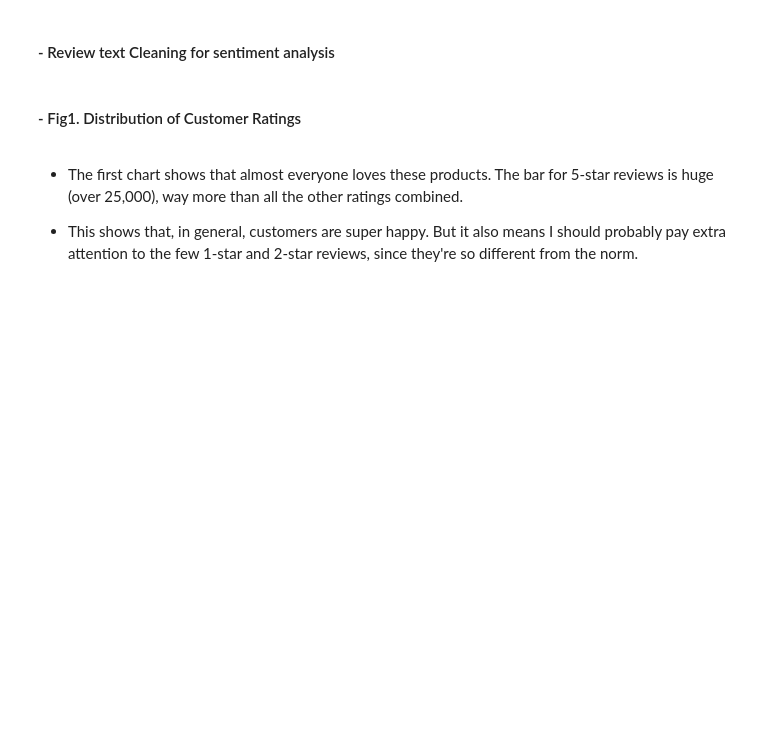
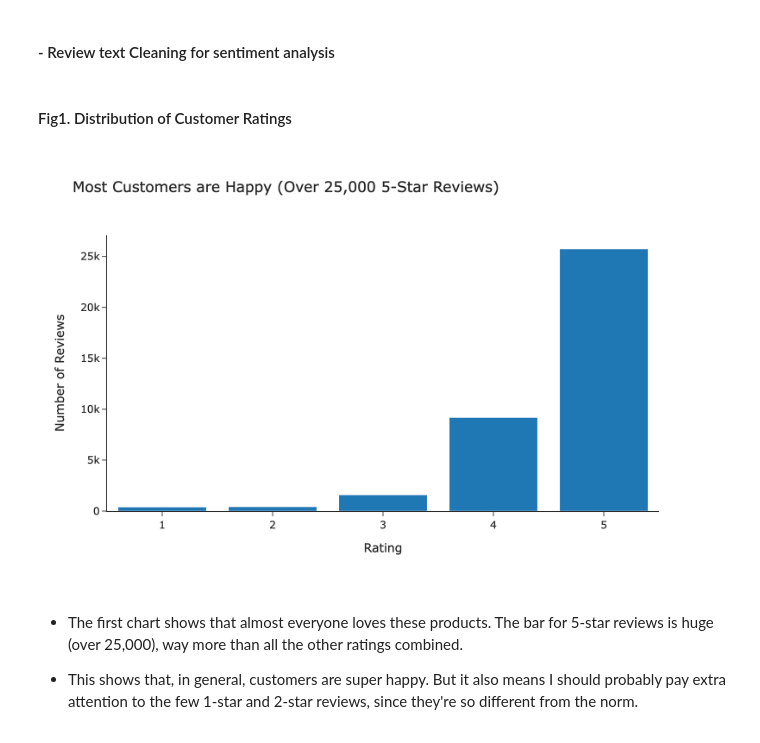
Before and after one commit to hungkaihsin/Capstone-Projet-of-Customer-Analytics, a Jupyter notebook: main.ipynb, the cells around one changed output. Saved outputs shown, nothing was run; the diff lists cells and outputs as text; code cells hidden in the pictures; blank space fills up the shorter version.

```diff
--- a/main.ipynb
+++ b/main.ipynb
@@ -174,27 +175,29 @@ def clean_text(text):
 df_cleaned['reviews.text_cleaned'] = df_cleaned['reviews.text'].apply(clean_text)
 df_cleaned['reviews.title_cleaned'] = df_cleaned['reviews.title'].apply(clean_text)
 # %% [markdown]
-#### - Fig1. Distribution of Customer Ratings
+#### Fig1. Distribution of Customer Ratings
 # %%
 
 rating_counts = Counter(df_cleaned['reviews.rating'])
 ratings = sorted(rating_counts.keys())
 counts = [rating_counts[rating] for rating in ratings]
 
 fig1 = go.Figure(data=[go.Bar(x=ratings, y=counts)])
 
 fig1.update_layout(
-    title='Finding #1: Most Customers are Happy (Over 25,000 5-Star Reviews)',
+    title='Most Customers are Happy (Over 25,000 5-Star Reviews)',
     xaxis_title='Rating',
     yaxis_title='Number of Reviews',
     xaxis=dict(tickmode='linear'),
 
     width=800,
     height=500,
     template='simple_white'
 )
-fig1.write_image("fig1.png", scale=5)
-fig1.show()
+fig1.write_image("fig1.png", scale=3)
+Image("fig1.png", width=800)
+# %% [output]
+[figure, added]
 # %% [markdown]
 - The first chart shows that almost everyone loves these products. The bar for 5-star reviews is huge (over 25,000), way more than all the other ratings combined.
 
```
Also changed, not shown: parts of 6 cells of this notebook, 4 other files.
